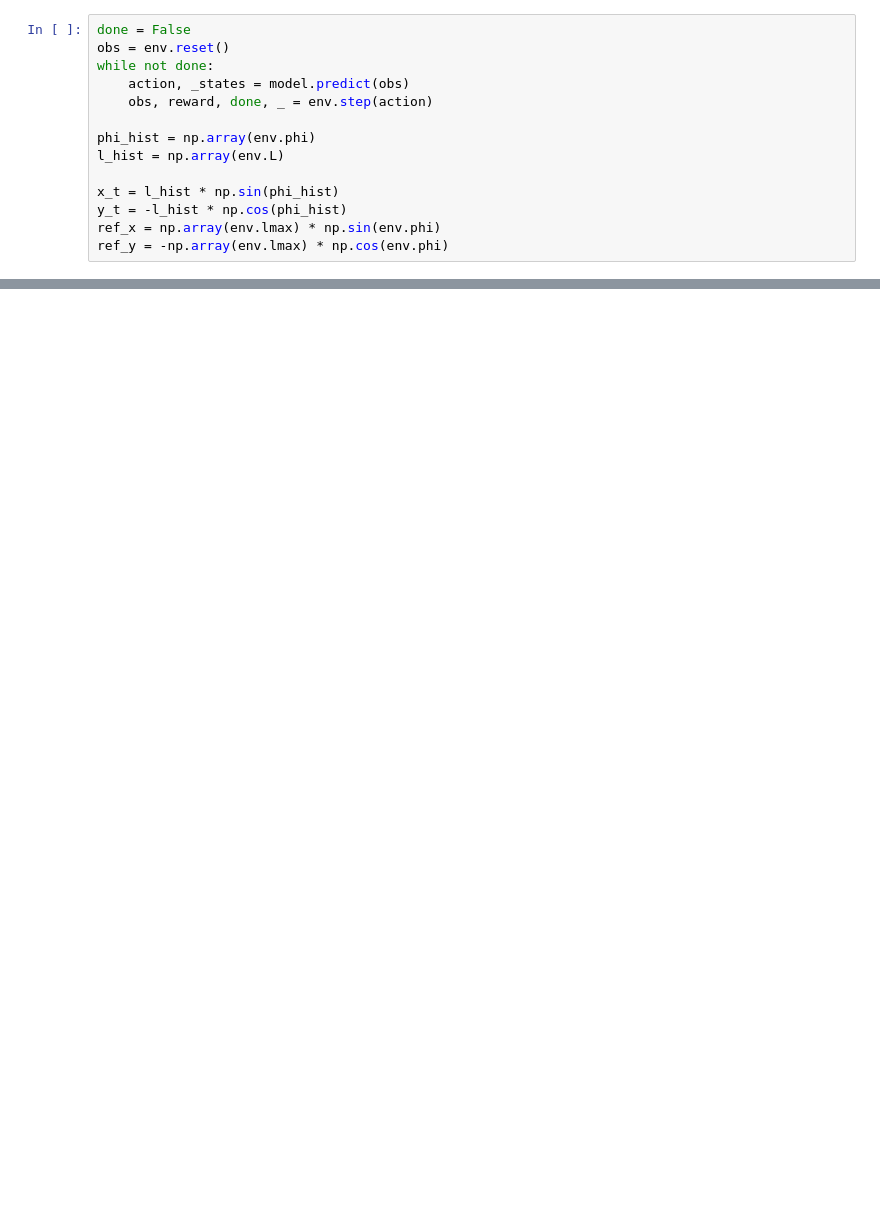
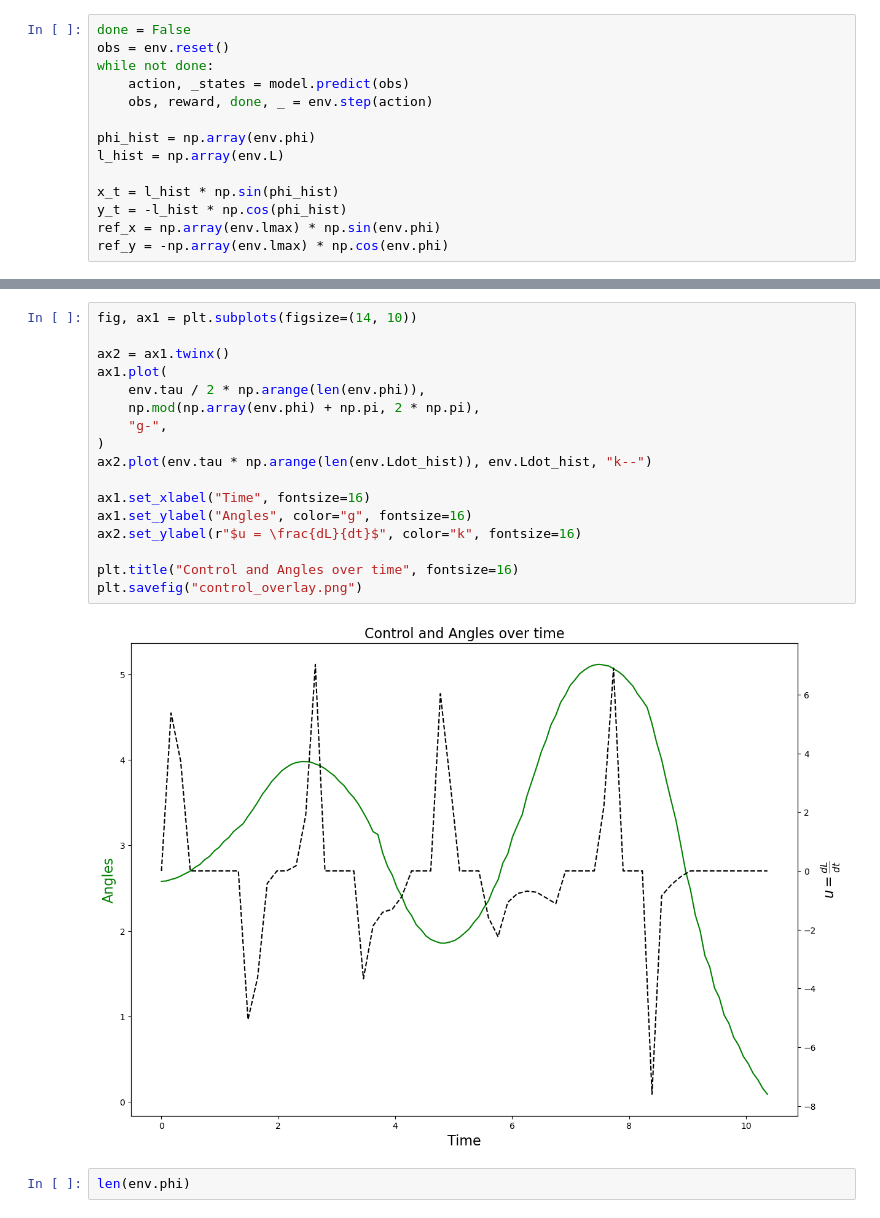
Before and after one commit to davenpi/swinging, a Jupyter notebook: code/eval_agent.ipynb, the cells around one changed output, grey strips where cells are left out. Cells and saved outputs as stored; diff of their text form; blank space fills up the shorter version.

Commit message:
most recent version of RL. look in lderiv_control.py and eval_agent.ipynb for environment definition and learning code

```diff
--- a/code/eval_agent.ipynb
+++ b/code/eval_agent.ipynb
@@ -71,0 +89,21 @@ plt.savefig("overlay.png")
+# %%
+fig, ax1 = plt.subplots(figsize=(14, 10))
+
+ax2 = ax1.twinx()
+ax1.plot(
+    env.tau / 2 * np.arange(len(env.phi)),
+    np.mod(np.array(env.phi) + np.pi, 2 * np.pi),
+    "g-",
+)
+ax2.plot(env.tau * np.arange(len(env.Ldot_hist)), env.Ldot_hist, "k--")
+
+ax1.set_xlabel("Time", fontsize=16)
+ax1.set_ylabel("Angles", color="g", fontsize=16)
+ax2.set_ylabel(r"$u = \frac{dL}{dt}$", color="k", fontsize=16)
+
+plt.title("Control and Angles over time", fontsize=16)
+plt.savefig("control_overlay.png")
+# %% [output]
+[figure, added]
+# %%
+len(env.phi)
```
Also changed, not shown: parts of 10 cells of this notebook, 8 other files.
